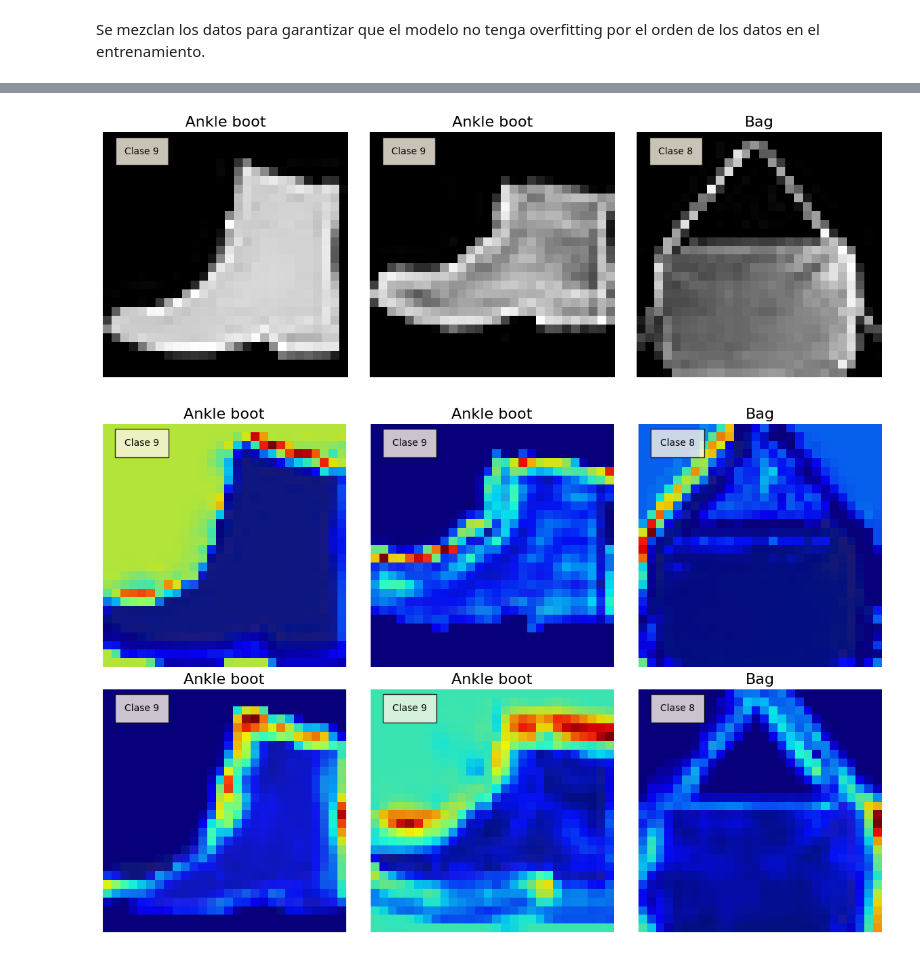
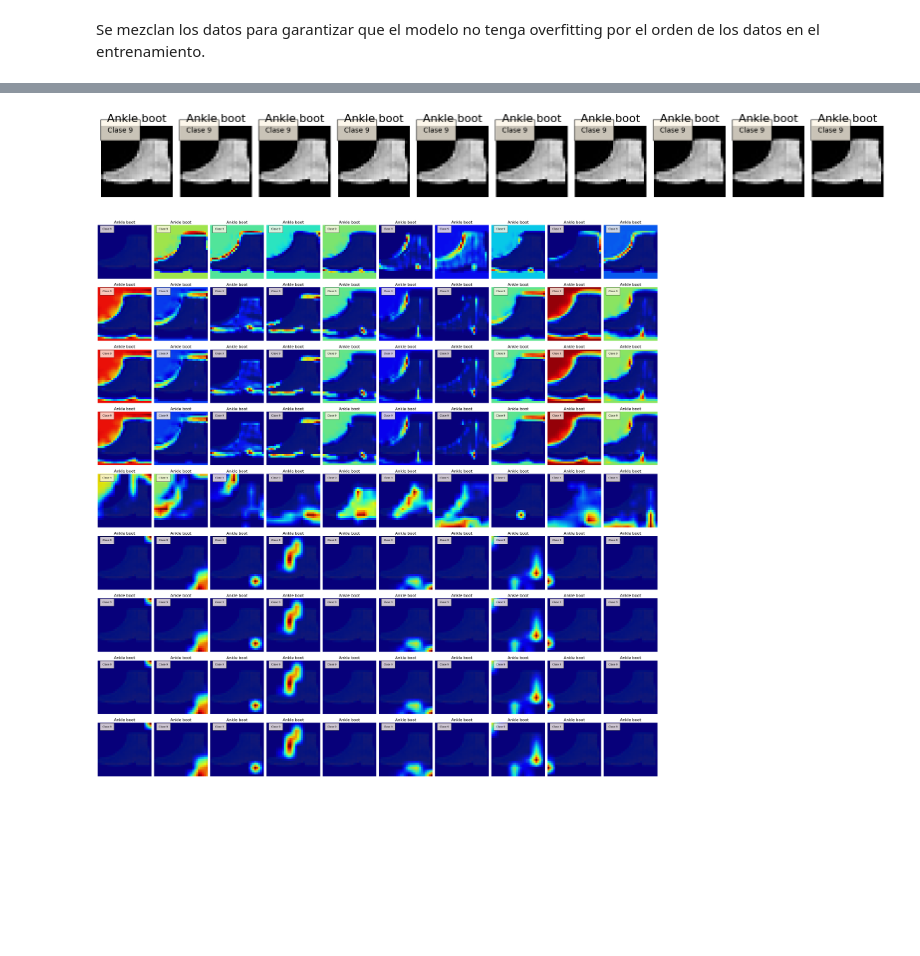
Before and after one commit to carlosarroyave/AutoEnc-GAN, a Jupyter notebook: AE-GAMCAm++.ipynb, the cells around one changed output, grey strips where cells are left out. Drawn from its saved outputs; the diff is of its cells as text; code cells hidden in the pictures; blank space fills up the shorter version.

```diff
--- a/AE-GAMCAm++.ipynb
+++ b/AE-GAMCAm++.ipynb
@@ -153,9 +185 @@ Non-trainable params: 0 (0.00 Byte)
 __________________________________________________________________________________________________
-# %%
-model_fun.compile(loss=["MSE","CategoricalCrossentropy"],
-              optimizer="Adam",
-              metrics="accuracy")
-
-
-history = model_fun.fit(x_tr, [x_tr,y_train] , epochs=10,batch_size=64,
-                    validation_split=0.3)
@@ -190,0 +186,15 @@ plt.show()
+# %%
+#custom loss
+def vae_loss(y_true, y_pred):
+    reconstruction_loss = keras.losses.binary_crossentropy(y_true, y_pred)
+    reconstruction_loss *= 28 * 28 * reconstruction_weight
+
+    # Pérdida KL debe ser calculada fuera de esta función si es parte del modelo
+    return reconstruction_loss
+
+
+model_fun.compile(optimizer='rmsprop', loss=[vae_loss,"categorical_crossentropy"],
+              metrics="accuracy")
+
+
+history = model_fun.fit(x_tr, [x_tr,y_train] , epochs=ep, batch_size=64)
@@ -216,56 +260,62 @@ Y_real:  [[0. 0. 0. 0. 0. 0. 0. 0. 0. 1.]
 # %%
+
+
 # Image titles
 clases_y = ["T-shirt/top", "Trouser", "Pullover",	"Dress", 	"Coat", "Sandal", "Shirt", 	"Sneaker", "Bag", "Ankle boot"]
  # T-shirt/top, 	Trouser, Pullover,	Dress, 	Coat, Sandal, Shirt, 	Sneaker, Bag, Ankle boot
 
 # Load images and Convert them to a Numpy array
-img1 = x_ts[0,:,:,0]
+img1 = x_ts[200,:,:,0]
 img2 = x_ts[200,:,:,0]
 img3 = x_ts[1300,:,:,0]
-images = np.array([img1, img2, img3])
+images = np.array([img1, img1, img1, img1, img1, img1, img1, img1, img1, img1])
 
 # Imagenes de prueba para GradCAM++
-Img_GC = np.array([x_ts[0,:,:,:], x_ts[200,:,:,:], x_ts[1300,:,:,:]])
+Img_GC = np.array([x_ts[200,:,:,:], x_ts[200,:,:,:], x_ts[200,:,:,:],  x_ts[200,:,:,:],  x_ts[200,:,:,:],  x_ts[200,:,:,:],  x_ts[200,:,:,:],  x_ts[200,:,:,:],  x_ts[200,:,:,:],  x_ts[200,:,:,:]])
 
-y_real = np.array([y_test[0,:],y_test[200,:], y_test[1300,:]])
+y_real = np.array([y_test[200,:],y_test[200,:], y_test[200,:], y_test[200,:], y_test[200,:], y_test[200,:], y_test[200,:], y_test[200,:], y_test[200,:], y_test[200,:]])
 c=model_fun(Img_GC)
 
 y_classes = [np.argmax(y, axis=None, out=None) for y in c[1][:]]
 image_titles = [ y for y in y_classes]
 image_titles = [clases_y[y] for y in image_titles]
 y_c_t = [np.argmax(y, axis=None, out=None) for y in y_real]
 #x_prueb = x_ts[:15,:,:,:]
 #c=model_fun(x_prueb)
 
 # Rendering
-f, ax = plt.subplots(nrows=1, ncols=3, figsize=(12, 4))
+f, ax = plt.subplots(nrows=1, ncols=10, figsize=(16, 4))
 for i, title in enumerate(image_titles):
     ax[i].set_title(title, fontsize=16)
     ax[i].imshow(images[i]*255, cmap="gray", vmin=0, vmax=255,)
     ax[i].text(2, 2, 'Clase {}'.format(y_classes[i]), bbox = {'facecolor': 'oldlace', 'alpha': 0.8, 'pad': 10})
     ax[i].axis('off')
 plt.tight_layout()
 plt.show()
 # %% [output]
-[figure, old version]
+[figure, new version]
 # %%
 replace2linear = ReplaceToLinear()
-score = [CategoricalScore(y_classes) ]
-N_layer = 2
-N_img  = 3
+score = [CategoricalScore([0,1,2,3,4,5,6,7,8,9]) ]
+N_layer = 9
+N_img  = 10
 #score = CategoricalScore([0,1])
 # Create GradCAM++ object
-gradcam = GradcamPlusPlus(model_fun,
-                          model_modifier=[ExtractIntermediateLayer('dense_3'),
-                                        ReplaceToLinear()])
 
-#Nombres de las capas del modelo['entrada', 'conv2d', 'conv2d_1', 'max_pooling2d', 'dropout', 'conv2d_2', 'conv2d_3', 'max_pooling2d_1', 'dropout_1', 'flatten', 'dense', 'reshape', 'conv2d_transpose', 'conv2d_transpose_1', 'dense_1', 'conv2d_transpose_2', 'dense_2', 'reshape_1', 'dense_3']
+
+#Nombres de las capas del modelo['entrada', 'conv2d', 'conv2d_1', 'max_pooling2d', 'dropout', 'conv2d_2', 'conv2d_3', 'max_pooling2d_1',
+# 'dropout_1', 'flatten', 'dense', 'reshape', 'conv2d_transpose', 'conv2d_transpose_1', 'dense_1', 'conv2d_transpose_2', 'dense_2', 'reshape_1', 'dense_3']
 
 
 # Render
-f, ax = plt.subplots(nrows=N_layer, ncols=N_img, figsize=(12, 8))
+f, ax = plt.subplots(nrows=N_layer, ncols=N_img, figsize=(32, 32))
+suma_matrices = []
 for j in range(N_layer):
-    cam = gradcam(score,Img_GC,penultimate_layer=(j+1))
+    gradcam = GradcamPlusPlus(model_fun,
+                          model_modifier=[ExtractIntermediateLayer(j+1),
+                                        ReplaceToLinear()])
+    cam = gradcam(score,Img_GC)
+    suma_matrices.append(cam.sum(axis=(1, 2)))
     for i,title in enumerate(image_titles):
         heatmap = np.uint8(cm.jet(cam[i])[..., :3]*255 )
         ax[j,i].set_title(title, fontsize=16)
@@ -275,5 +325,9 @@ for j in range(N_layer):
         ax[j,i].axis('off')
 plt.tight_layout()
 plt.show()
+#suma_matrices.append(sum(suma_matrices))
+suma_matrices = np.array(suma_matrices)
+
+suma_matrices = suma_matrices.T
 # %% [output]
-[figure, old version]
+[figure, new version]
```
Also changed, not shown: parts of 11 cells of this notebook.
